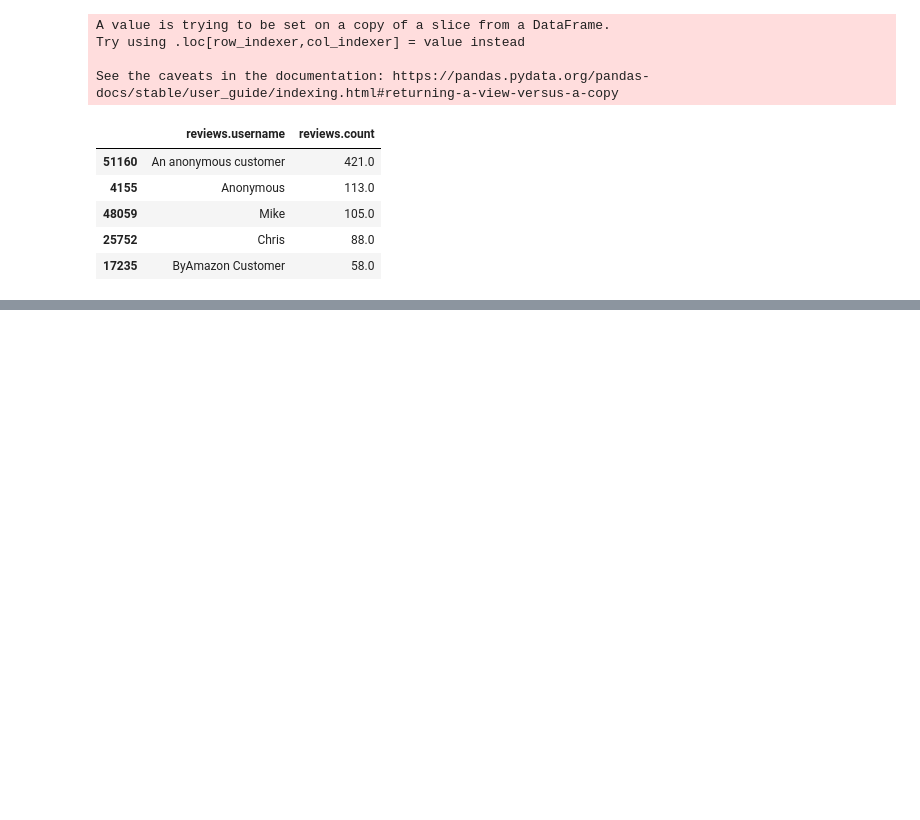
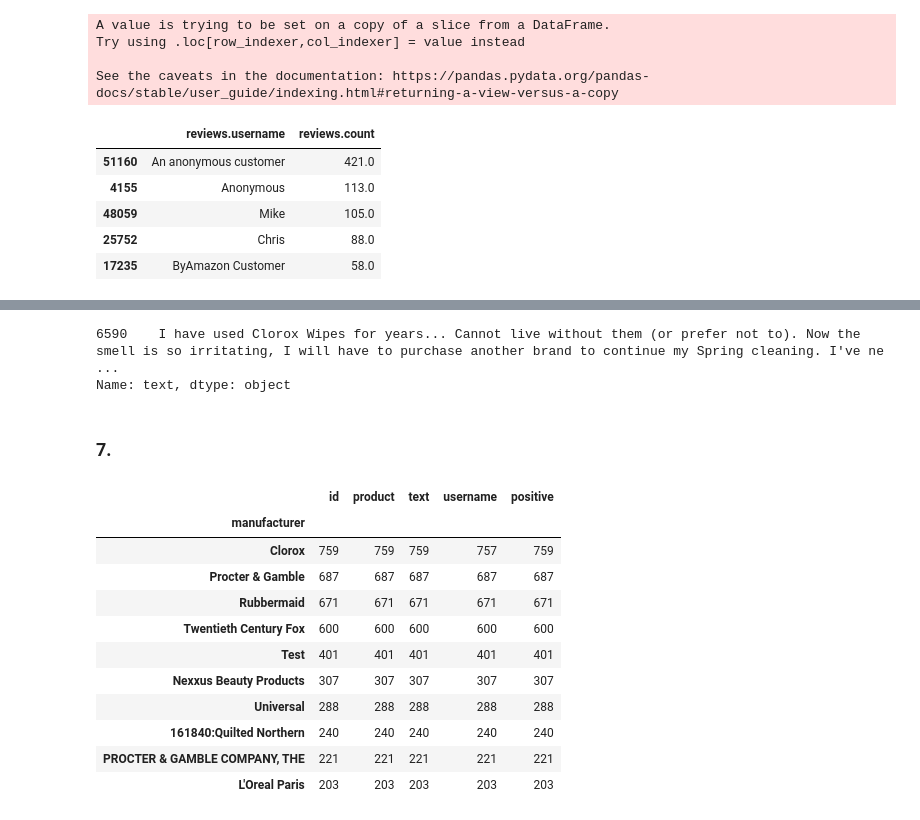
Before and after one commit to RodrigoZea/HDT5DS, a Jupyter notebook: hdt5.ipynb, the cells around one changed output, grey strips where cells are left out. Drawn from its saved outputs; the diff is of its cells as text; code cells hidden in the pictures; blank space fills up the shorter version.

```diff
--- a/hdt5.ipynb
+++ b/hdt5.ipynb
@@ -153,0 +267,26 @@ See the caveats in the documentation: https://pandas.pydata.org/pandas-docs/stab
+# %%
+pd.options.display.max_colwidth = 500
+p_name = 'Clorox Disinfecting Wipes Value Pack Scented 150 Ct Total'
+print(data.loc[(data['product'] == p_name) & (data['positive'] == False)]['text'][:1])
+pd.options.display.max_colwidth = 50
+# %% [output]
+6590    I have used Clorox Wipes for years... Cannot live without them (or prefer not to). Now the smell is so irritating, I will have to purchase another brand to continue my Spring cleaning. I've ne ...
+Name: text, dtype: object
+# %% [markdown]
+### 7.
+# %%
+most_negative = data[data['positive'] == False].groupby(['manufacturer'])
+most_negative.count().sort_values(by=['id'], ascending=False)[:10]
+# %% [output]
+|  | id | product | text | username | positive |
+| manufacturer |  |  |  |  |  |
+| Clorox | 759 | 759 | 759 | 757 | 759 |
+| Procter & Gamble | 687 | 687 | 687 | 687 | 687 |
+| Rubbermaid | 671 | 671 | 671 | 671 | 671 |
+| Twentieth Century Fox | 600 | 600 | 600 | 600 | 600 |
+| Test | 401 | 401 | 401 | 401 | 401 |
+| Nexxus Beauty Products | 307 | 307 | 307 | 307 | 307 |
+| Universal | 288 | 288 | 288 | 288 | 288 |
+| 161840:Quilted Northern | 240 | 240 | 240 | 240 | 240 |
+| PROCTER & GAMBLE COMPANY, THE | 221 | 221 | 221 | 221 | 221 |
+| L'Oreal Paris | 203 | 203 | 203 | 203 | 203 |
```
Also changed, not shown: parts of 19 cells of this notebook, 1 other file.
